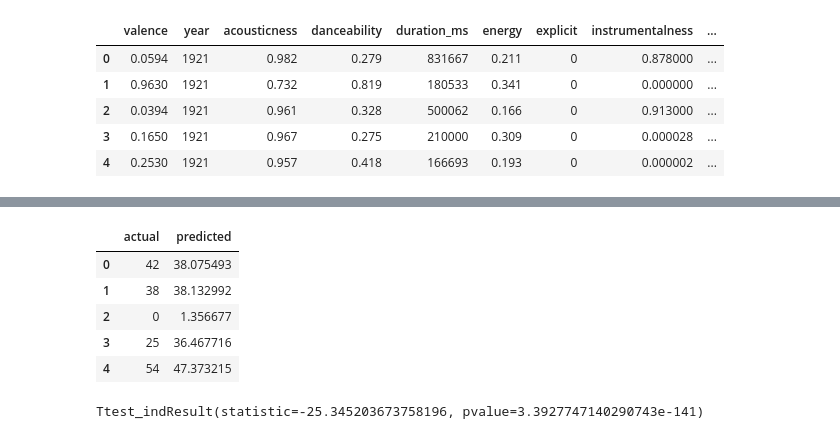
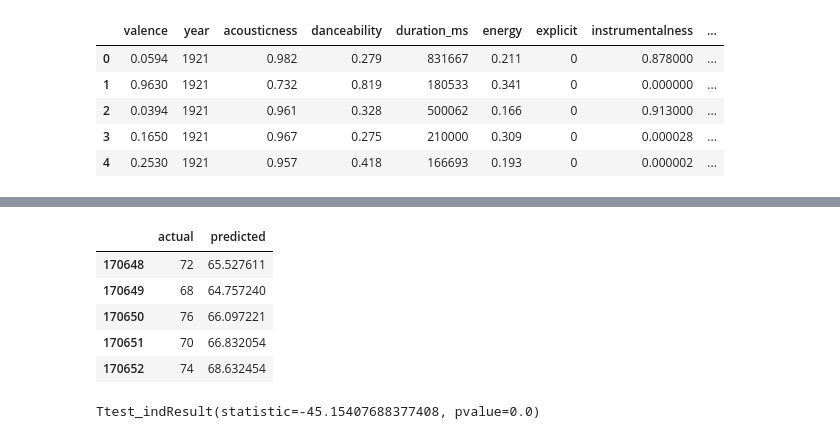
Before and after one commit to avignal1/Project2, a Jupyter notebook: Project2Colab.ipynb, the cells around one changed output, grey strips where cells are left out. Cells and saved outputs as stored; diff of their text form; code cells hidden in the pictures.

```diff
--- a/Project2Colab.ipynb
+++ b/Project2Colab.ipynb
@@ -57,6 +53,6 @@ X_train, X_test, y_train, y_test = train_test_split(
 # %%
-scaler = MinMaxScaler().fit(X_train)
-X_train = scaler.transform(X_train)
+scaler = MinMaxScaler().fit(X)
+X = scaler.transform(X)
 # %%
 nn = Sequential()
 
@@ -121,22 +117,22 @@ plt.show()
 # %%
-df = pd.DataFrame(y_test,columns=['actual'])
+df = pd.DataFrame(y,columns=['actual'])
 # %%
-df['predicted'] = nn.predict(X_test)
+df['predicted'] = nn.predict(X)
 # %%
-df.head()
+df.tail()
 # %% [output]
 |  | actual | predicted |
-| 0 | 42 | 38.075493 |
-| 1 | 38 | 38.132992 |
-| 2 | 0 | 1.356677 |
-| 3 | 25 | 36.467716 |
-| 4 | 54 | 47.373215 |
+| 170648 | 72 | 65.527611 |
+| 170649 | 68 | 64.757240 |
+| 170650 | 76 | 66.097221 |
+| 170651 | 70 | 66.832054 |
+| 170652 | 74 | 68.632454 |
 # %%
 from scipy.stats import ttest_ind
 
 ttest_ind(df['actual'], df['predicted'])
 # %% [output]
-Ttest_indResult(statistic=-25.345203673758196, pvalue=3.3927747140290743e-141)
+Ttest_indResult(statistic=-45.15407688377408, pvalue=0.0)
 # %%
 nn_json = nn.to_json()
 # %%
```
Also changed, not shown: parts of 14 cells of this notebook, 4 other files.
